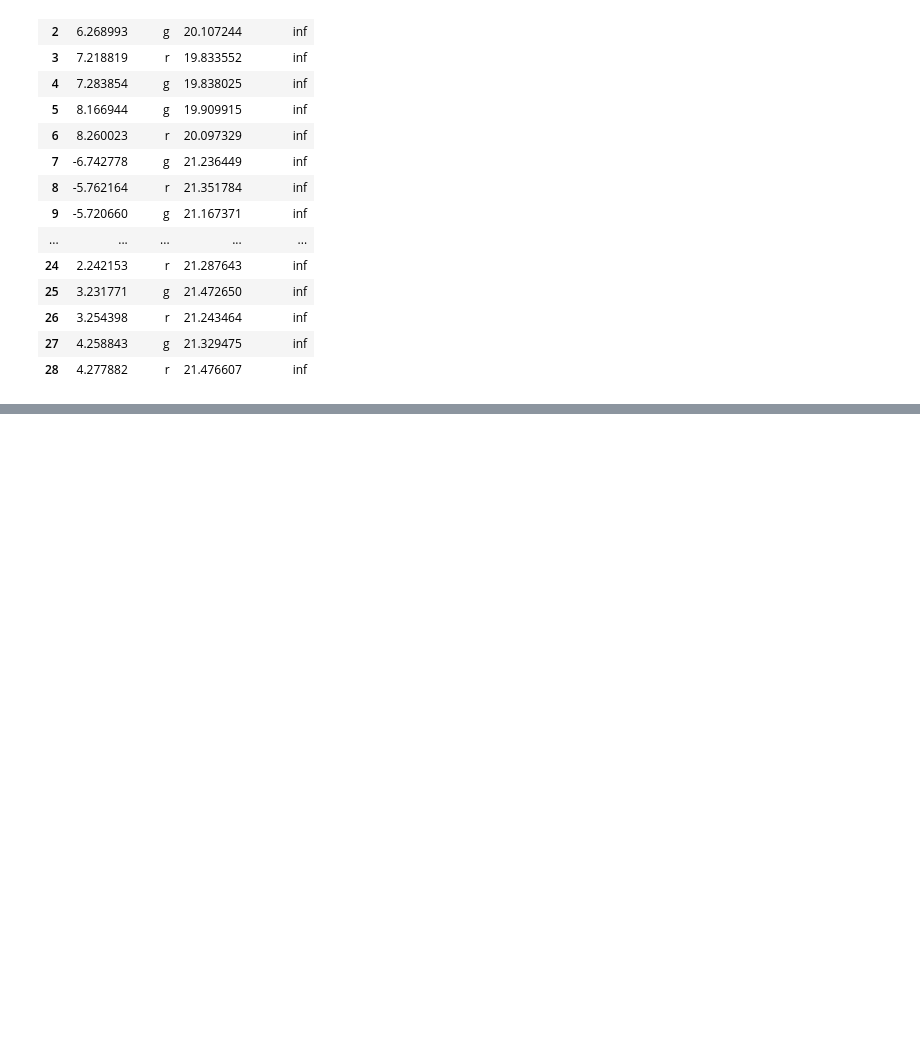
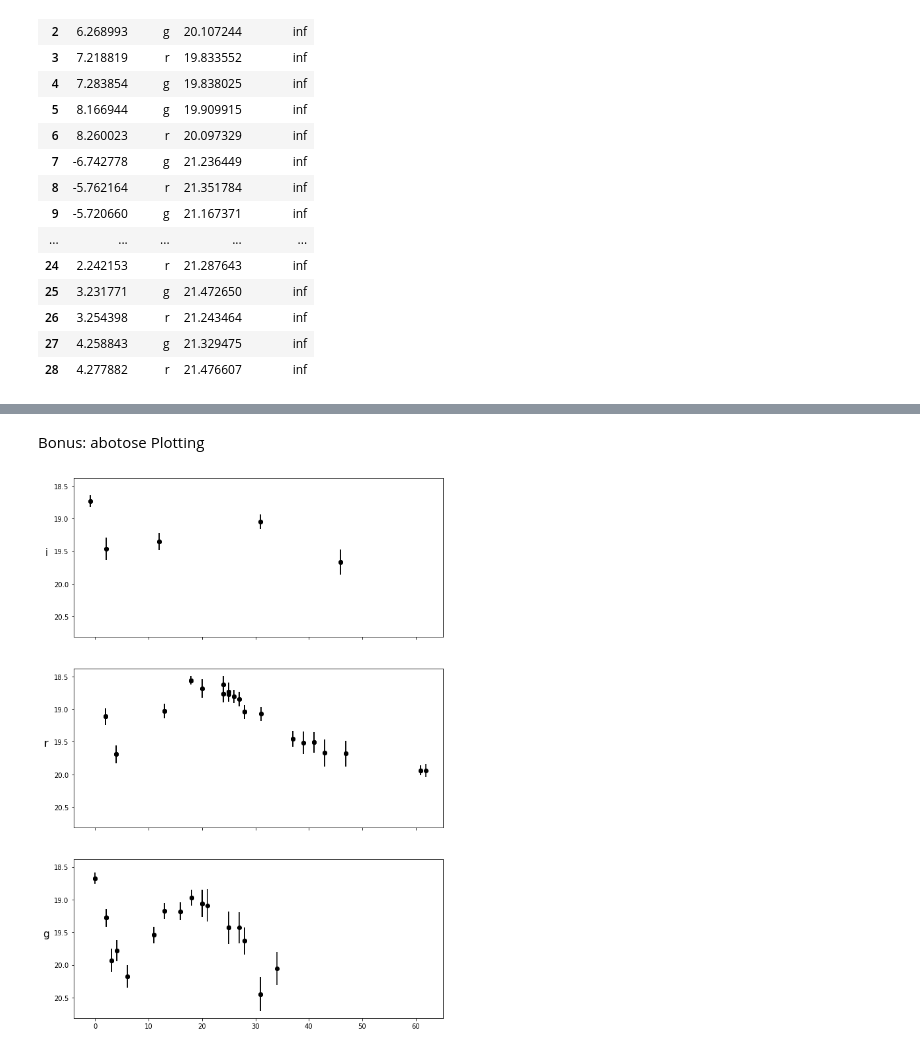
Before and after one commit to tylerbarna/nmma_fitter, a Jupyter notebook: abwysqyPlotting.ipynb, the cells around one changed output, grey strips where cells are left out. Cells and saved outputs as stored; diff of their text form; code cells hidden in the pictures; blank space fills up the shorter version.

```diff
--- a/abwysqyPlotting.ipynb
+++ b/abwysqyPlotting.ipynb
@@ -230,0 +274,42 @@ for i, filter in enumerate(filters):
+# %% [markdown]
+Bonus: abotose Plotting
+# %%
+abotosePath = './candidate_data/paper_candidates/v1/candidate_data/ZTF21abotose.dat'
+df2 = pd.read_csv(abotosePath, sep=' ', header=None, names=['t', 'filter', 'mag', 'mag_unc'])
+df2['t'] = Time(pd.to_datetime(df2['t'])).mjd
+df2['t'] = df2['t'] - Time('2021-07-28 05:10:28.004').mjd
+df2.head(25)
+
+fig, axs = plt.subplots(3,1,figsize=(10, 15),sharex=True, sharey=True, facecolor='w')
+filters = ['i', 'r', 'g']
+
+for i, filter in enumerate(filters):
+    ax = axs[i]
+    ax.set_ylabel(f'{filter}',rotation=0, labelpad=12, fontsize=16)
+
+    try:
+        detections = df2[(df2['filter'] == filter) & (df2['mag_unc'] != np.inf)]
+    except:
+        detections = None
+    try:
+        non_detections = df2[(df2['filter'] == filter) & (df2['mag_unc'] == np.inf)]
+    except:
+        non_detections = None
+    #non_detections = df[(df['filter'] == filter) & (df['mag_unc'] is np.inf)]
+    #display(detections)
+
+    try:
+        ax.errorbar(detections['t'], detections['mag'], yerr=detections['mag_unc'], fmt='o', color='k')
+    except:
+        None
+    try:
+        ax.scatter(non_detections['t'], non_detections['mag'], marker='v', color='k',zorder=10)
+    except:
+        None
+    ax.invert_yaxis()
+    #ax.set_ylim(28, 19)
+    #ax.set_xlim(-0.07,10)
+
+plt.show()
+# %% [output]
+[figure, added]
```
Also changed, not shown: parts of 11 cells of this notebook, 1 other file.
